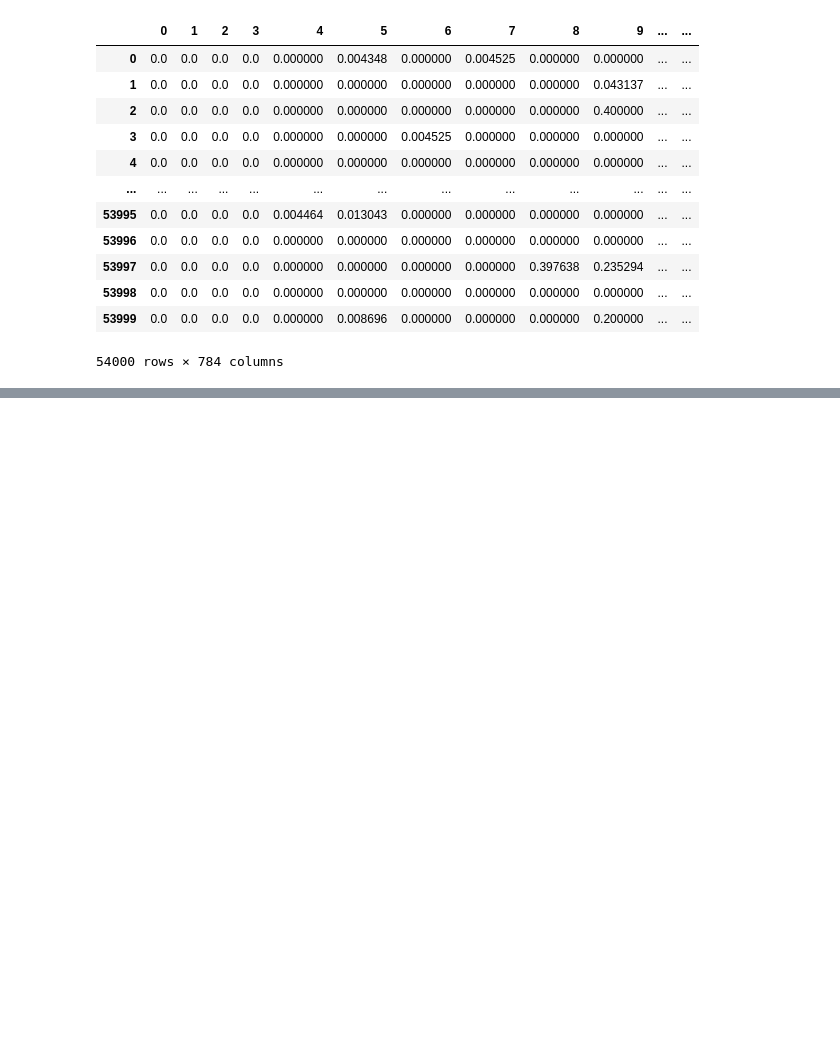
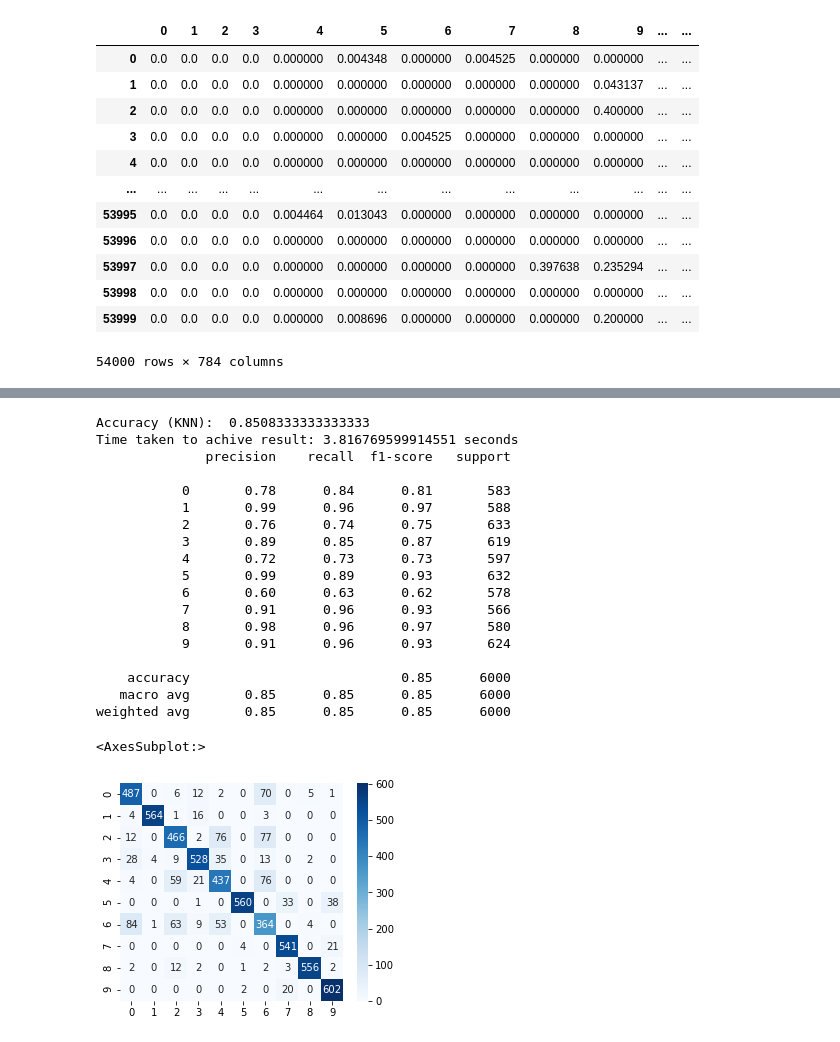
Before and after one commit to appeldaniel1998/Data-Visualization-Final-Project, a Jupyter notebook: Fashion MNIST.ipynb, the cells around one changed output, grey strips where cells are left out. Saved outputs shown, nothing was run; the diff lists cells and outputs as text; code cells hidden in the pictures; blank space fills up the shorter version.

```diff
--- a/Fashion MNIST.ipynb
+++ b/Fashion MNIST.ipynb
@@ -134,0 +186,35 @@ X_train_Reduced.shape
+# %%
+#KNN
+start_timeKNN = time.time()
+modelKNN = KNeighborsClassifier(n_neighbors = 5, weights='distance')
+modelKNN.fit(X_train_Reduced, y_train)
+predictionsKNN = modelKNN.predict(X_test_Reduced)
+accuracyKNN = metrics.accuracy_score(y_test, predictionsKNN)
+print("Accuracy (KNN): ", accuracyKNN)
+timeKNN = time.time() - start_timeKNN
+print("Time taken to achive result: %s seconds" % (timeKNN))
+
+plt.figure(figsize=(5,4))
+print(classification_report(y_test, predictionsKNN))
+sns.heatmap(confusion_matrix(y_test, predictionsKNN), cmap = "Blues", annot=True, fmt = '.0f')
+# %% [output]
+Accuracy (KNN):  0.8508333333333333
+Time taken to achive result: 3.816769599914551 seconds
+              precision    recall  f1-score   support
+
+           0       0.78      0.84      0.81       583
+           1       0.99      0.96      0.97       588
+           2       0.76      0.74      0.75       633
+           3       0.89      0.85      0.87       619
+           4       0.72      0.73      0.73       597
+           5       0.99      0.89      0.93       632
+           6       0.60      0.63      0.62       578
+           7       0.91      0.96      0.93       566
+           8       0.98      0.96      0.97       580
+           9       0.91      0.96      0.93       624
+
+    accuracy                           0.85      6000
+   macro avg       0.85      0.85      0.85      6000
+weighted avg       0.85      0.85      0.85      6000
+<AxesSubplot:>
+[figure, added]
```
Also changed, not shown: parts of 23 cells of this notebook.
